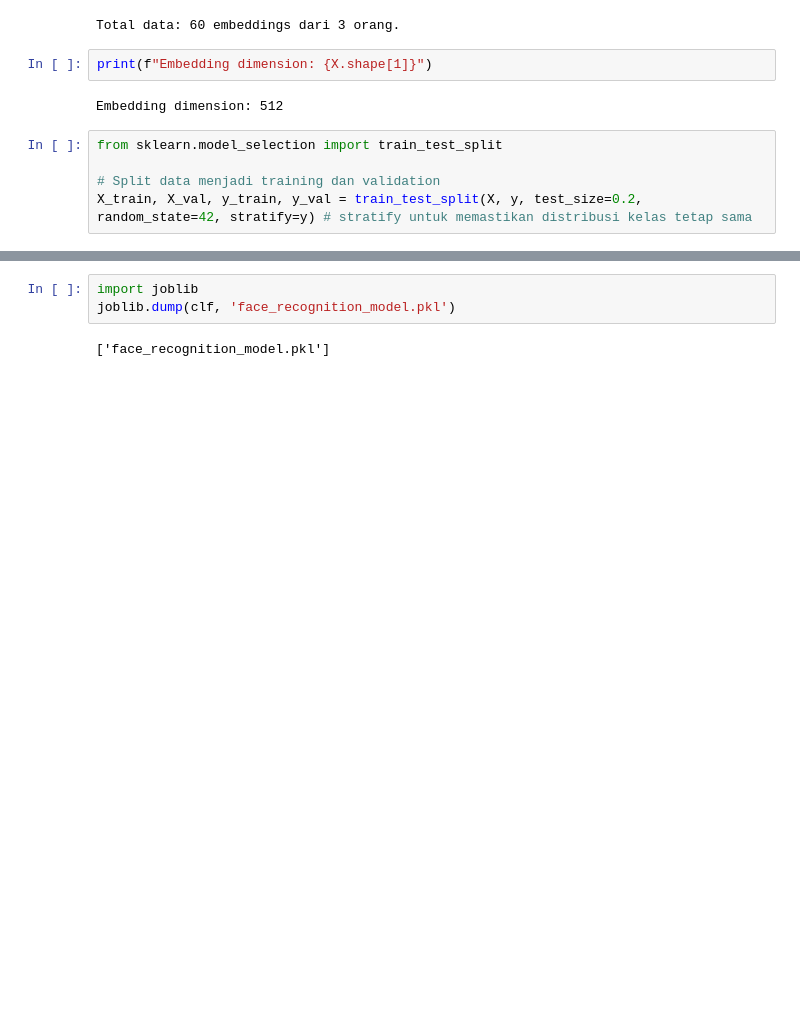
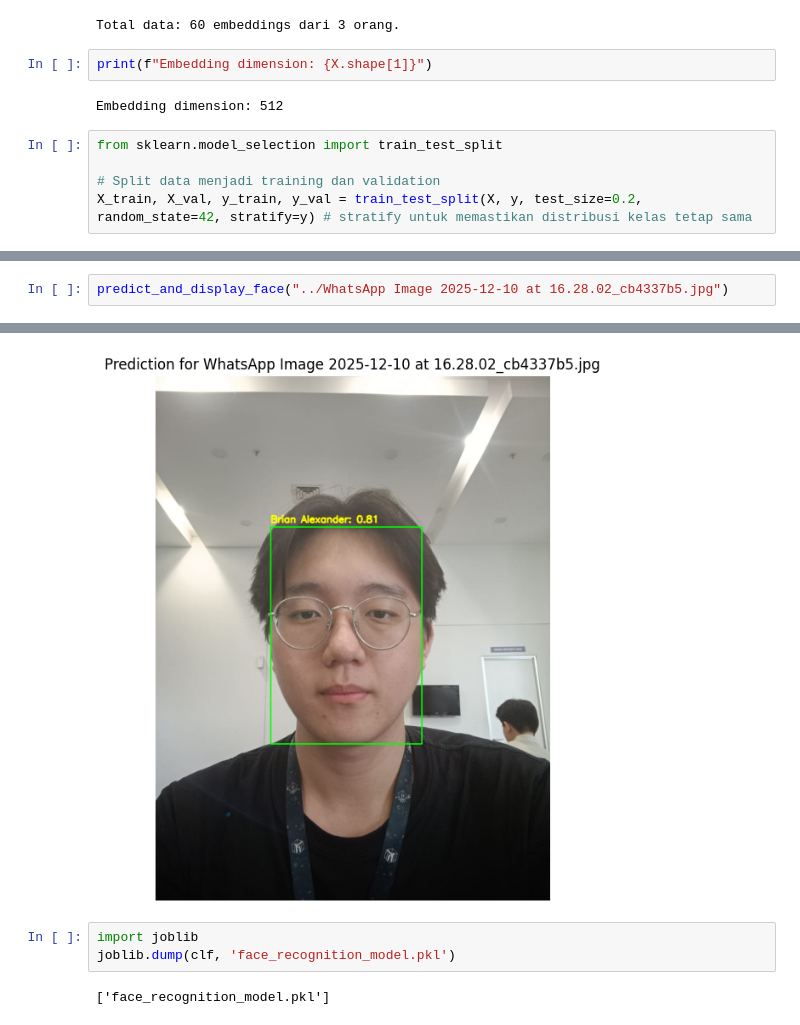
Before and after one commit to jason32456/Final_Project_Computer_Vision, a Jupyter notebook: Insightface/train.ipynb, the cells around one changed output, grey strips where cells are left out. Cells and saved outputs as stored; diff of their text form; blank space fills up the shorter version.

```diff
--- a/Insightface/train.ipynb
+++ b/Insightface/train.ipynb
@@ -147,0 +324,3 @@ Validation accuracy: 1.0
+# %%
+predict_and_display_face("../WhatsApp Image 2025-12-10 at 16.28.02_cb4337b5.jpg")
+# %% [output]
@@ -148,3 +329,4 @@ Validation accuracy: 1.0
+[figure, added]
 # %%
 import joblib
 joblib.dump(clf, 'face_recognition_model.pkl')
```
Also changed, not shown: parts of 9 cells of this notebook, 8 other files.
